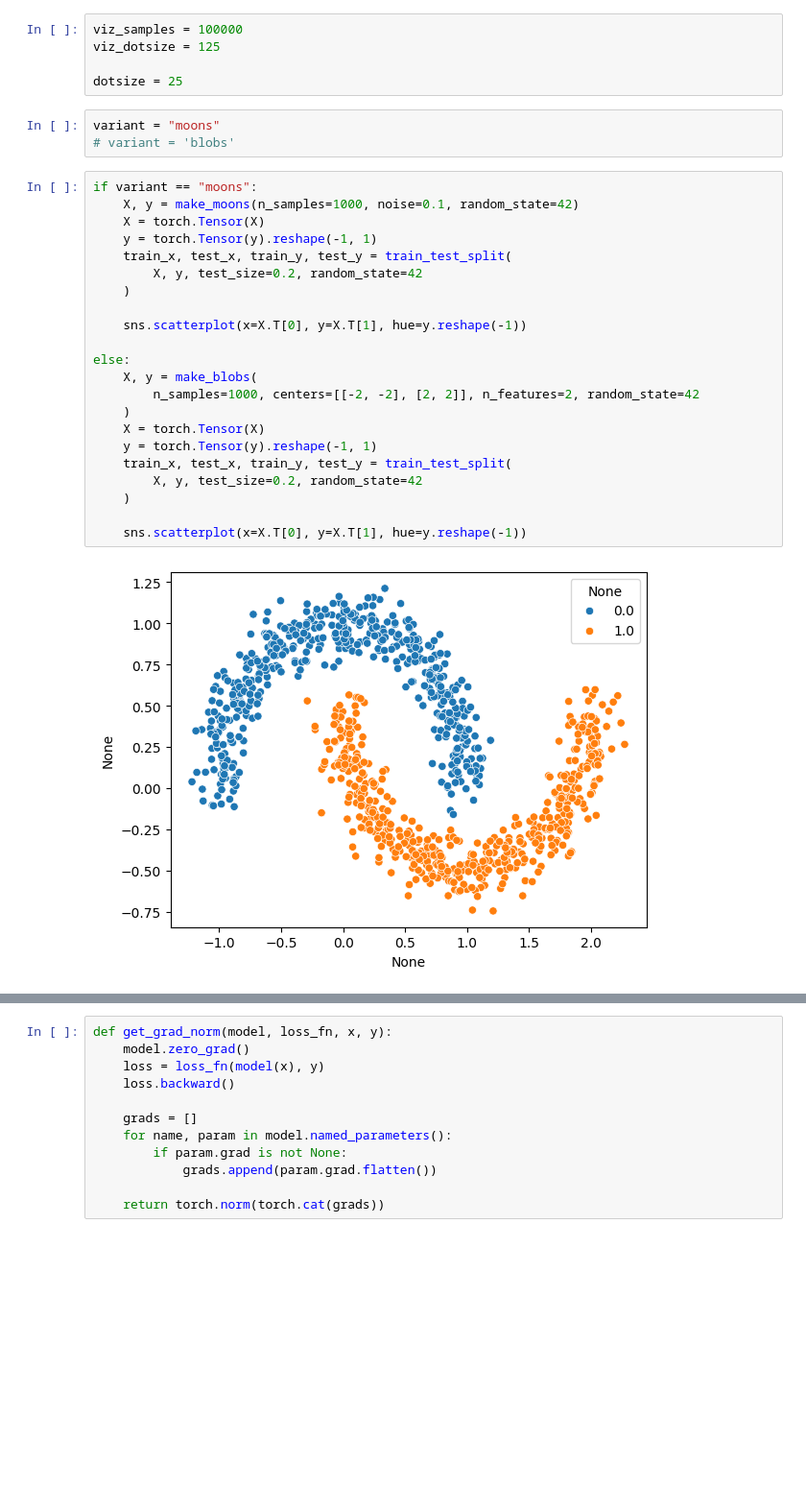
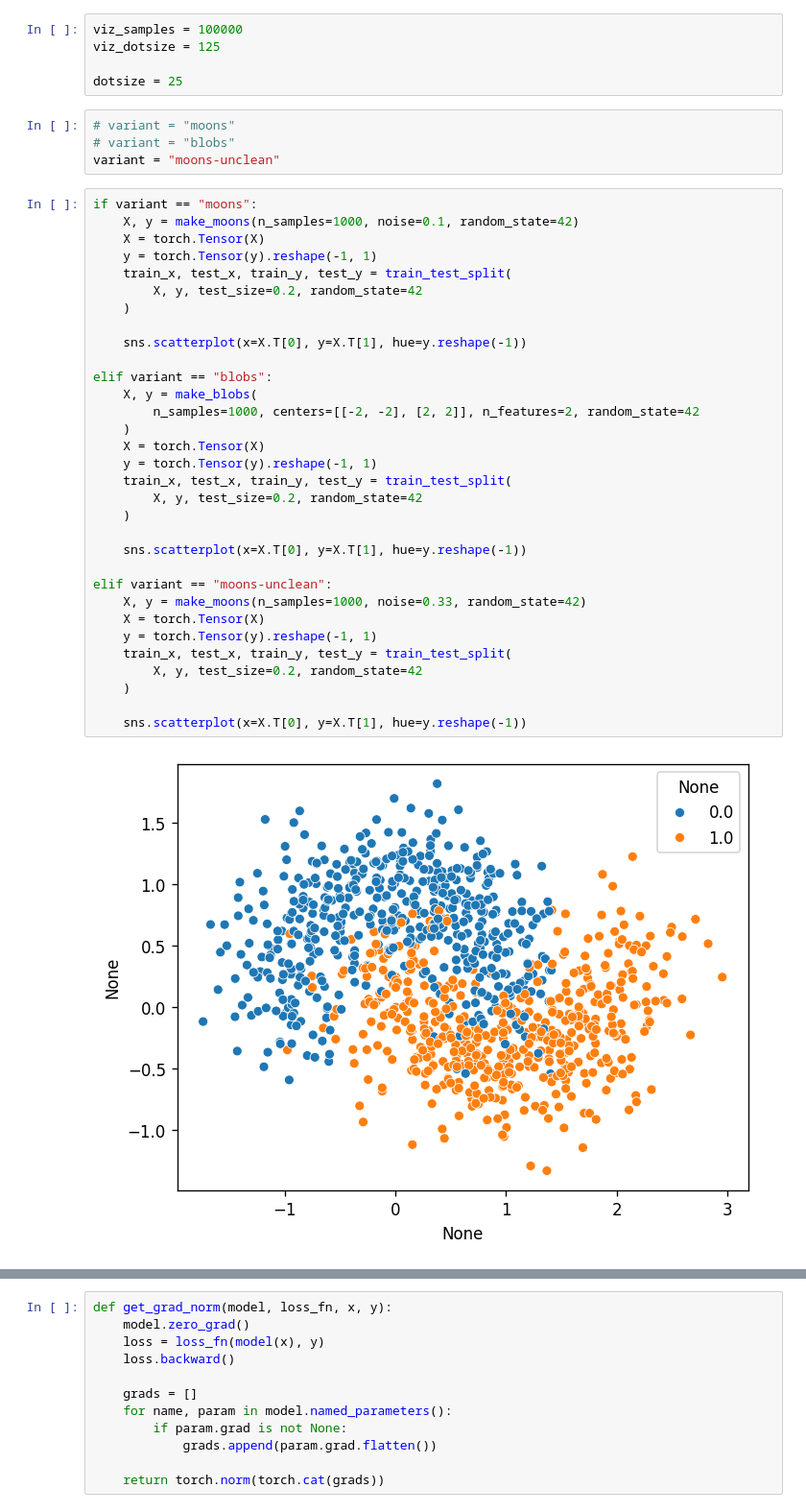
Before and after one commit to ngruenefeld/gradient_uncertainty_poc, a Jupyter notebook: gradient_uncertainty.ipynb, the cells around one changed output, grey strips where cells are left out. Shown at 96% size. Saved outputs shown, nothing was run; the diff lists cells and outputs as text; blank space fills up the shorter version.

```diff
--- a/gradient_uncertainty.ipynb
+++ b/gradient_uncertainty.ipynb
@@ -18,29 +19,40 @@ viz_dotsize = 125
 
 dotsize = 25
 # %%
-variant = "moons"
-# variant = 'blobs'
+# variant = "moons"
+# variant = "blobs"
+variant = "moons-unclean"
 # %%
 if variant == "moons":
     X, y = make_moons(n_samples=1000, noise=0.1, random_state=42)
     X = torch.Tensor(X)
     y = torch.Tensor(y).reshape(-1, 1)
     train_x, test_x, train_y, test_y = train_test_split(
         X, y, test_size=0.2, random_state=42
     )
 
     sns.scatterplot(x=X.T[0], y=X.T[1], hue=y.reshape(-1))
 
-else:
+elif variant == "blobs":
     X, y = make_blobs(
         n_samples=1000, centers=[[-2, -2], [2, 2]], n_features=2, random_state=42
     )
     X = torch.Tensor(X)
     y = torch.Tensor(y).reshape(-1, 1)
     train_x, test_x, train_y, test_y = train_test_split(
         X, y, test_size=0.2, random_state=42
     )
 
     sns.scatterplot(x=X.T[0], y=X.T[1], hue=y.reshape(-1))
+
+elif variant == "moons-unclean":
+    X, y = make_moons(n_samples=1000, noise=0.33, random_state=42)
+    X = torch.Tensor(X)
+    y = torch.Tensor(y).reshape(-1, 1)
+    train_x, test_x, train_y, test_y = train_test_split(
+        X, y, test_size=0.2, random_state=42
+    )
+
+    sns.scatterplot(x=X.T[0], y=X.T[1], hue=y.reshape(-1))
 # %% [output]
-[figure, old version]
+[figure, new version]
```
Also changed, not shown: parts of 12 cells of this notebook, 12 other files.
